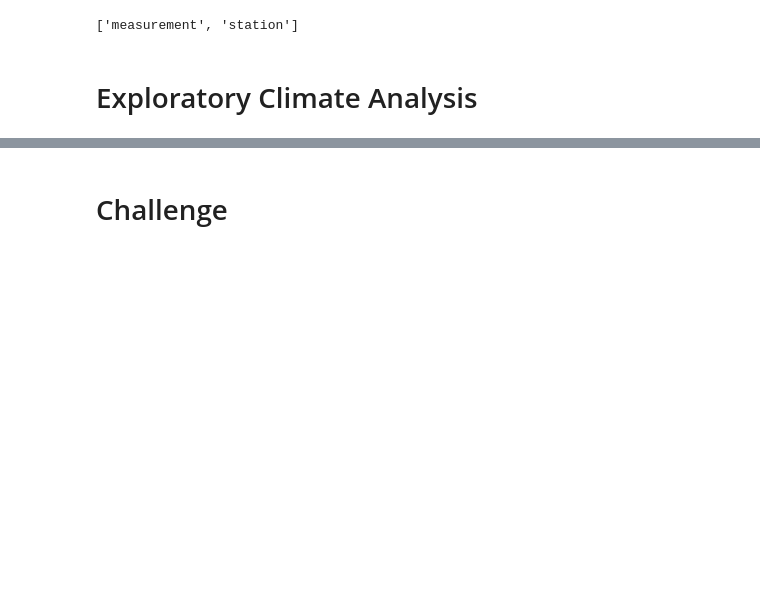
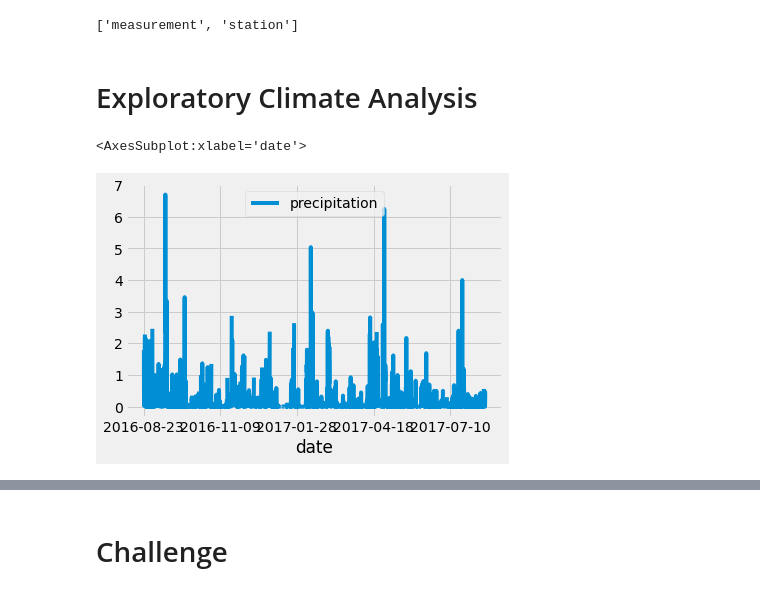
Before and after one commit to lexiewalla/surfs_up, a Jupyter notebook: climate_analysis.ipynb, the cells around one changed output, grey strips where cells are left out. Saved outputs shown, nothing was run; the diff lists cells and outputs as text; code cells hidden in the pictures; blank space fills up the shorter version.

Commit message:
adding module code and graphs.

```diff
--- a/climate_analysis.ipynb
+++ b/climate_analysis.ipynb
@@ -41,15 +41,29 @@ session = Session(engine)
 # %%
 # Design a query to retrieve the last 12 months of precipitation data and plot the results.
 #Starting from the last data point in the database.
+prev_year = dt.date(2017, 8, 23)
 
 # Calculate the date one year from the last date in data set.
-
+prev_year = dt.date(2017, 8, 23) - dt.timedelta(days=365)
 # Perform a query to retrieve the data and precipitation scores
+results = []
+results = session.query(Measurement.date, Measurement.prcp).filter(Measurement.date>= prev_year).all()
+#print(results)
 
 # Save the query results as a Pandas DataFrame and set the index to the date column
+df = pd.DataFrame(results, columns=['date', 'precipitation'])
+df.set_index(df['date'], inplace=True)
+
+#print(df) - when printing this it shows two columns with the date
+#print(df.to_string(index=False)) #--> only prints one date column - does not print the date index column bc of the inplace=False
 
 # Sort the dataframe by date
-
+df = df.sort_index()
+#print(df.to_string(index=False))
 # Use Pandas Plotting with Matplotlib to plot the data
+df.plot()
+# %% [output]
+<AxesSubplot:xlabel='date'>
+[figure, added]
 # %%
 # Use Pandas to calcualte the summary statistics for the precipitation data
```
Also changed, not shown: parts of 6 cells of this notebook.
